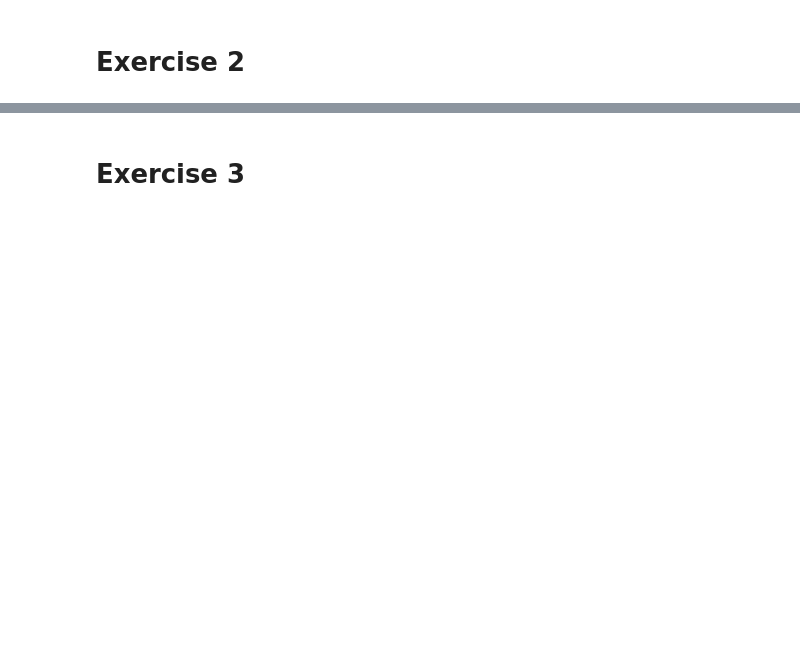
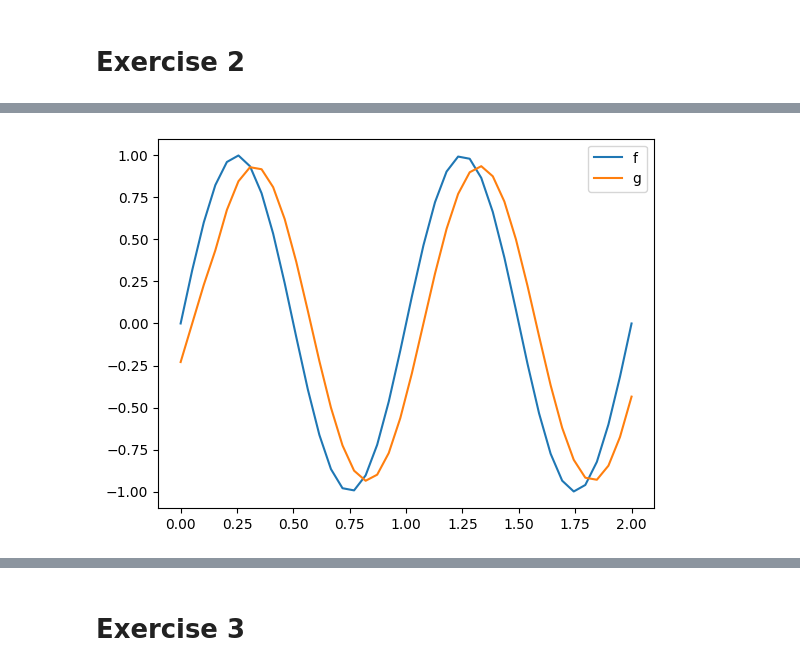
Before and after one commit to Basile-Mouret/Signal-and-Image-Processing-Lab, a Jupyter notebook: Lab4/Lab4.ipynb, the cells around one changed output, grey strips where cells are left out. Saved outputs shown, nothing was run; the diff lists cells and outputs as text; code cells hidden in the pictures; blank space fills up the shorter version.

```diff
--- a/Lab4/Lab4.ipynb
+++ b/Lab4/Lab4.ipynb
@@ -27,0 +72,22 @@ plt.show()
+# %%
+def circular_convolution(d, f):
+    f_hat = np.fft.fft(f)
+    d_hat = np.fft.fft(d)
+    g_hat = f_hat * d_hat
+    return np.real(np.fft.ifft(g_hat))
+# %%
+t = np.linspace(0,2,40)
+a = 1/20
+
+f = np.sin(2*np.pi*t)
+d = np.zeros(t.size)
+for i in range(4):
+    d[i] = 1/4
+g=circular_convolution(d,f)
+
+plt.plot(t,f, label="f")
+plt.plot(t,g, label="g")
+plt.legend()
+plt.show()
+# %% [output]
+[figure, added]
```
Also changed, not shown: parts of 9 cells of this notebook.
